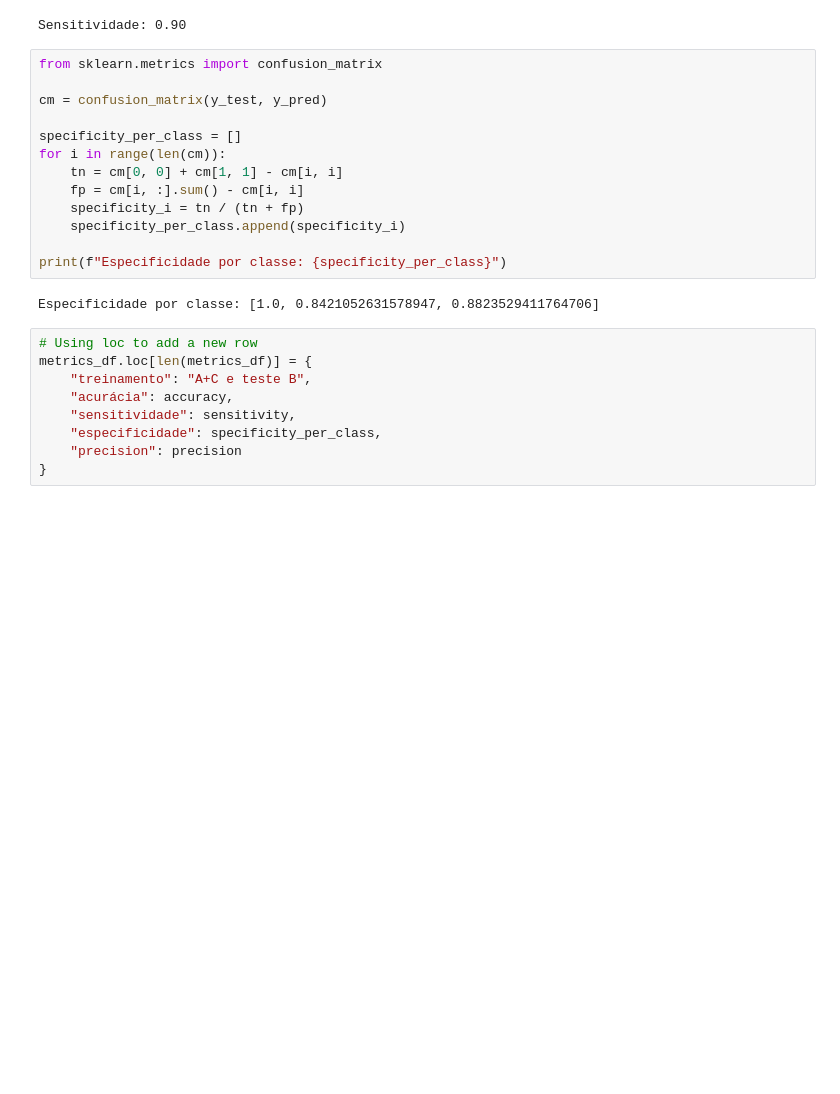
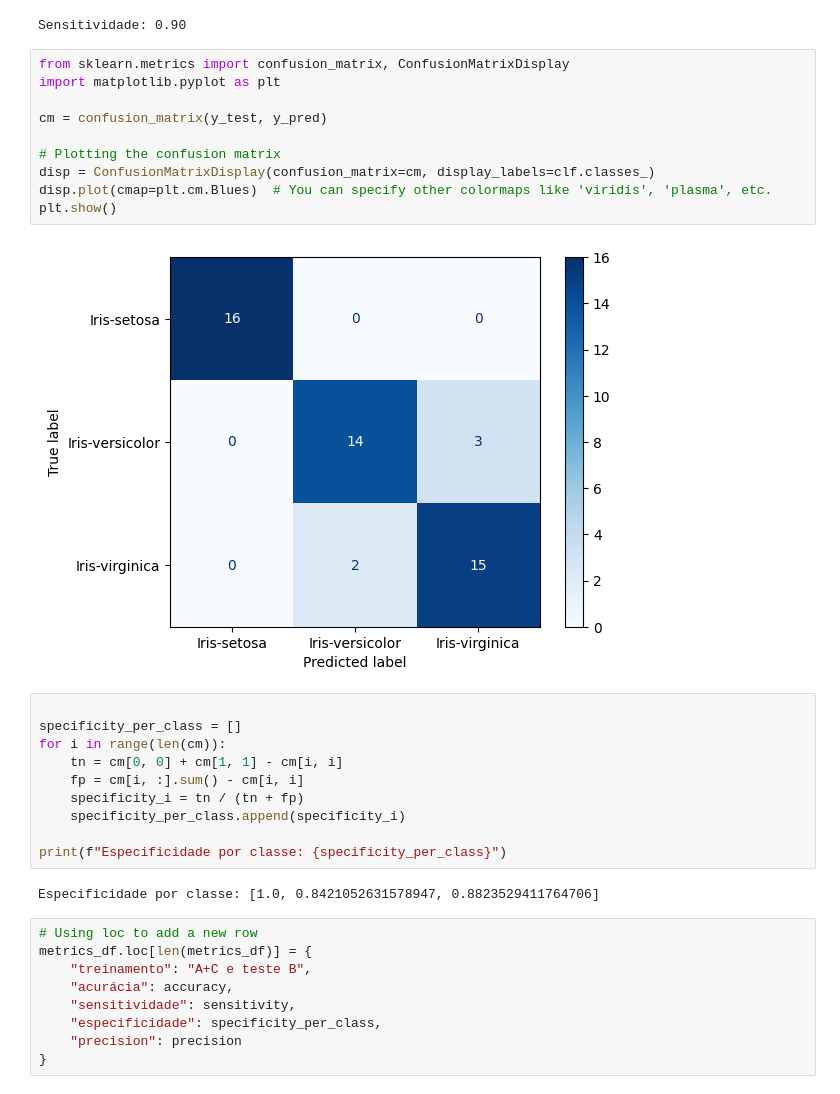
Before and after one commit to pedrohba1/IA-trabalho-2, a Jupyter notebook: decision_tree/index.ipynb, the cells around one changed output. Saved outputs shown, nothing was run; the diff lists cells and outputs as text; blank space fills up the shorter version.

```diff
--- a/decision_tree/index.ipynb
+++ b/decision_tree/index.ipynb
@@ -187,10 +195,19 @@ sensitivity = recall_score(y_test, y_pred, average='macro')
 print(f"Sensitividade: {sensitivity:.2f}")
 # %% [output]
 Sensitividade: 0.90
+# %%
+from sklearn.metrics import confusion_matrix, ConfusionMatrixDisplay
+import matplotlib.pyplot as plt
+
+cm = confusion_matrix(y_test, y_pred)
+
+# Plotting the confusion matrix
+disp = ConfusionMatrixDisplay(confusion_matrix=cm, display_labels=clf.classes_)
+disp.plot(cmap=plt.cm.Blues)  # You can specify other colormaps like 'viridis', 'plasma', etc.
+plt.show()
+# %% [output]
+[figure, added]
 # %%
-from sklearn.metrics import confusion_matrix
-
-cm = confusion_matrix(y_test, y_pred)
 
 specificity_per_class = []
 for i in range(len(cm)):
```
Also changed, not shown: parts of 8 cells of this notebook.
